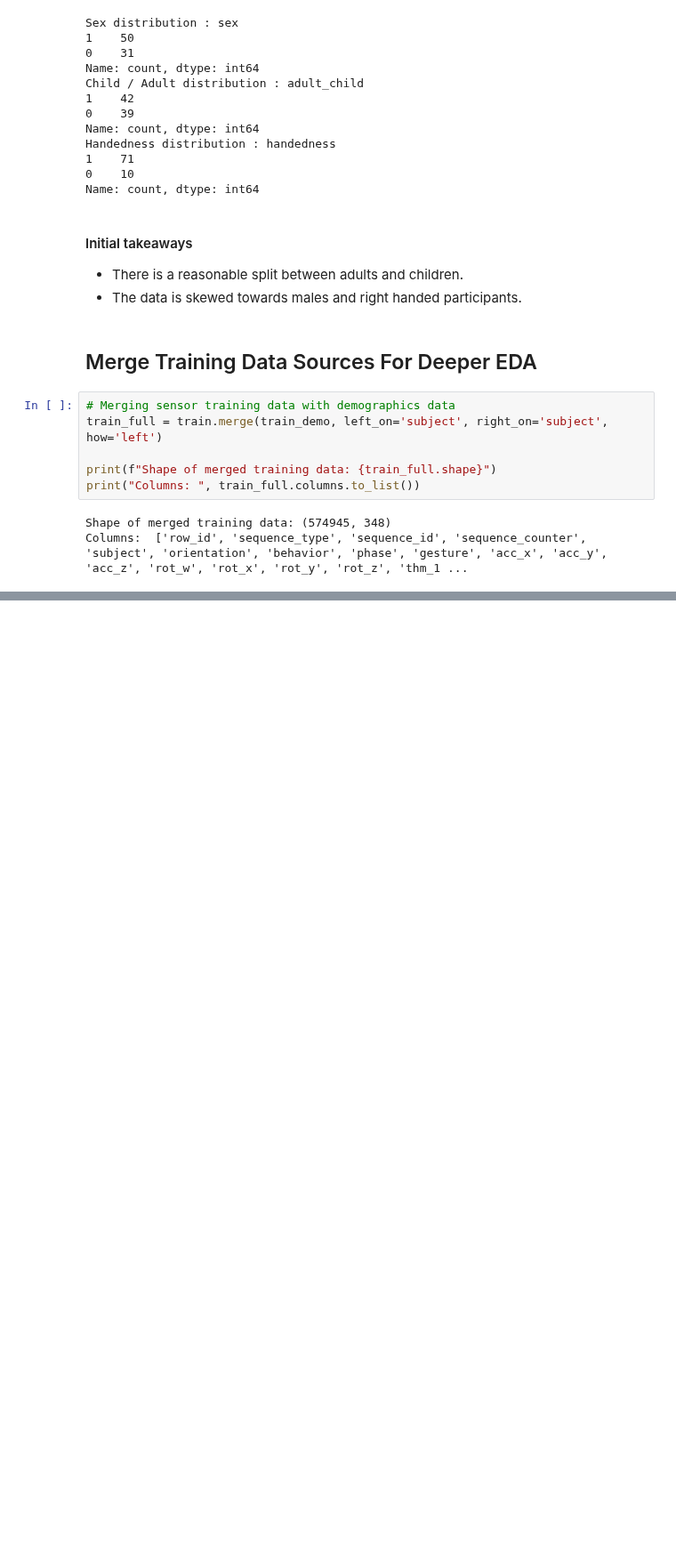
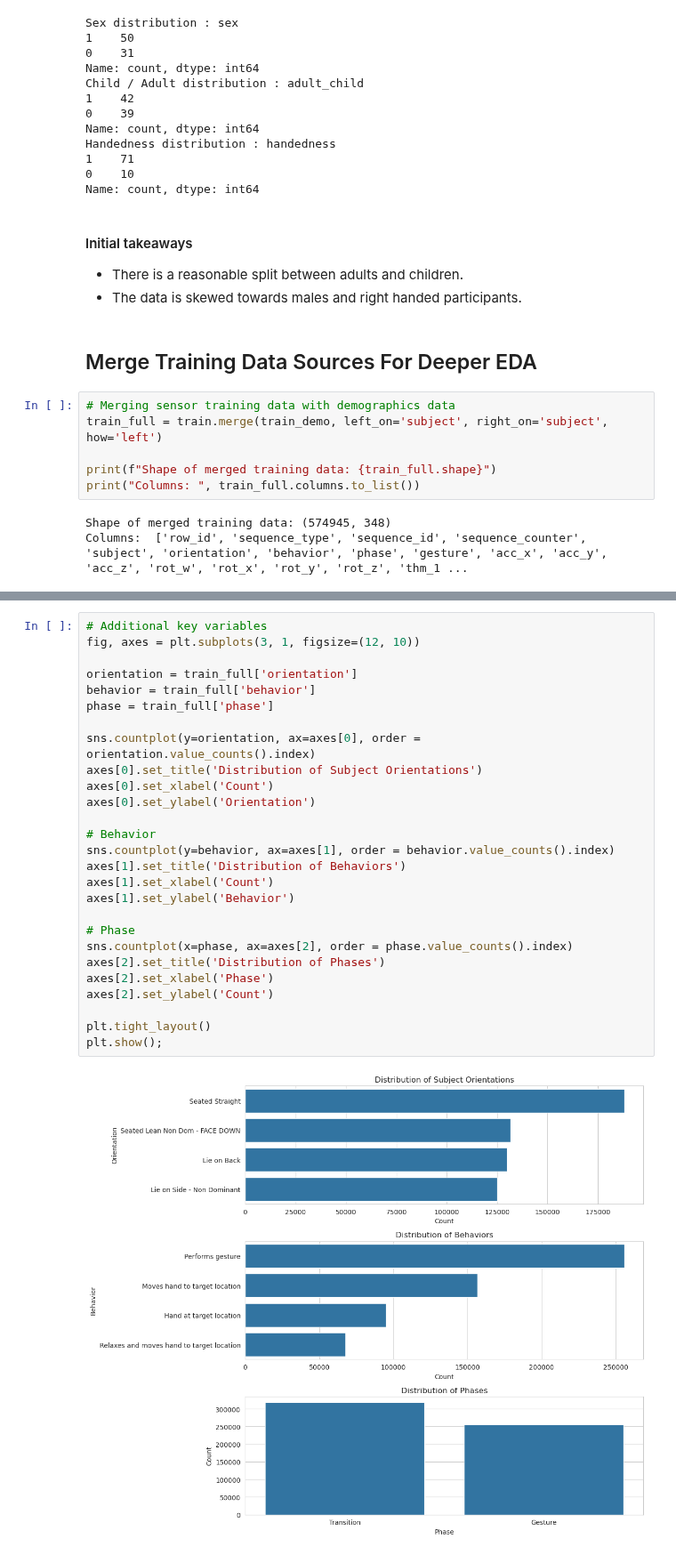
Before and after one commit to bachaudhry/kaggle-cmi-detect-behavior, a Jupyter notebook: 01-initial.ipynb, the cells around one changed output, grey strips where cells are left out. Shown at 89% size. Drawn from its saved outputs; the diff is of its cells as text; blank space fills up the shorter version.

```diff
--- a/01-initial.ipynb
+++ b/01-initial.ipynb
@@ -275,0 +287,29 @@ display_all(train_full.head())
+# %%
+# Additional key variables
+fig, axes = plt.subplots(3, 1, figsize=(12, 10))
+
+orientation = train_full['orientation']
+behavior = train_full['behavior']
+phase = train_full['phase']
+
+sns.countplot(y=orientation, ax=axes[0], order = orientation.value_counts().index)
+axes[0].set_title('Distribution of Subject Orientations')
+axes[0].set_xlabel('Count')
+axes[0].set_ylabel('Orientation')
+
+# Behavior
+sns.countplot(y=behavior, ax=axes[1], order = behavior.value_counts().index)
+axes[1].set_title('Distribution of Behaviors')
+axes[1].set_xlabel('Count')
+axes[1].set_ylabel('Behavior')
+
+# Phase
+sns.countplot(x=phase, ax=axes[2], order = phase.value_counts().index)
+axes[2].set_title('Distribution of Phases')
+axes[2].set_xlabel('Phase')
+axes[2].set_ylabel('Count')
+
+plt.tight_layout()
+plt.show();
+# %% [output]
+[figure, added]
```
Also changed, not shown: parts of 2 cells of this notebook.
